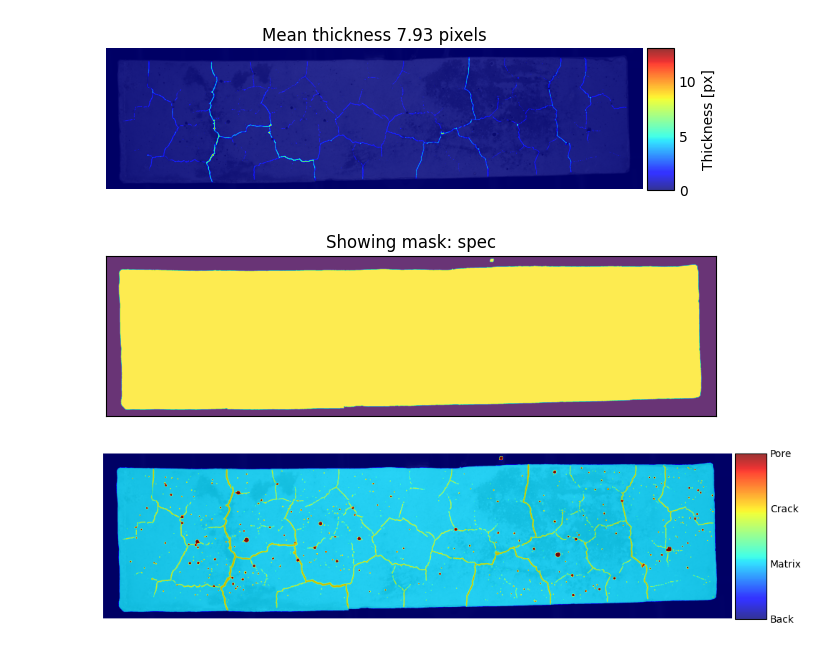
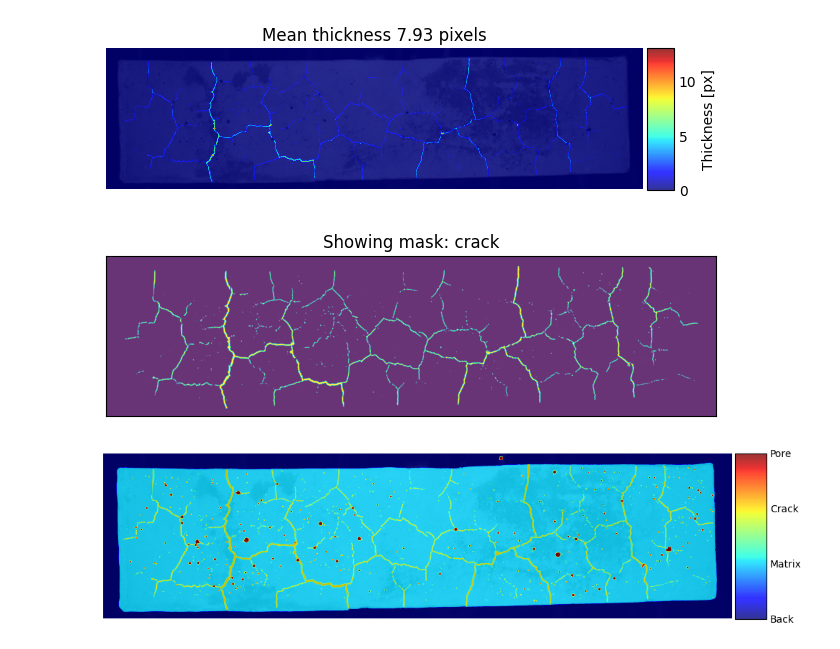
Before and after one commit to Rievil/CrackenPy, a Jupyter notebook: Examples/Scripts/Basics.ipynb, the cells around one changed output. Drawn from its saved outputs; the diff is of its cells as text; code cells hidden in the pictures.

```diff
--- a/Examples/Scripts/Basics.ipynb
+++ b/Examples/Scripts/Basics.ipynb
@@ -8,9 +8,9 @@ cp.distancemap()
 # %% [output]
 [figure]
 # %%
-cp.show_mask(mask="spec")
+cp.show_mask()
 # %% [output]
-[figure, old version]
+[figure, new version]
 # %%
 cp.overlay(figsize=(12,3))
 # %% [output]
```
Also changed, not shown: parts of 1 cell of this notebook, 4 other files.
